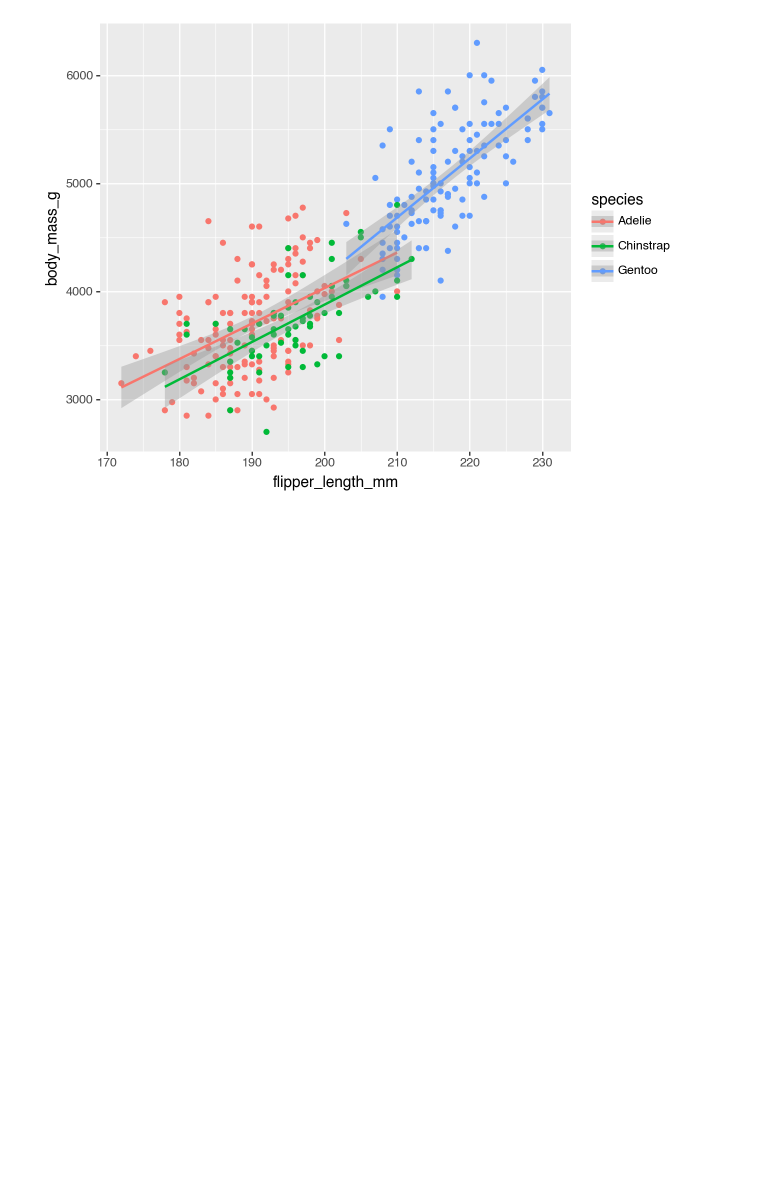
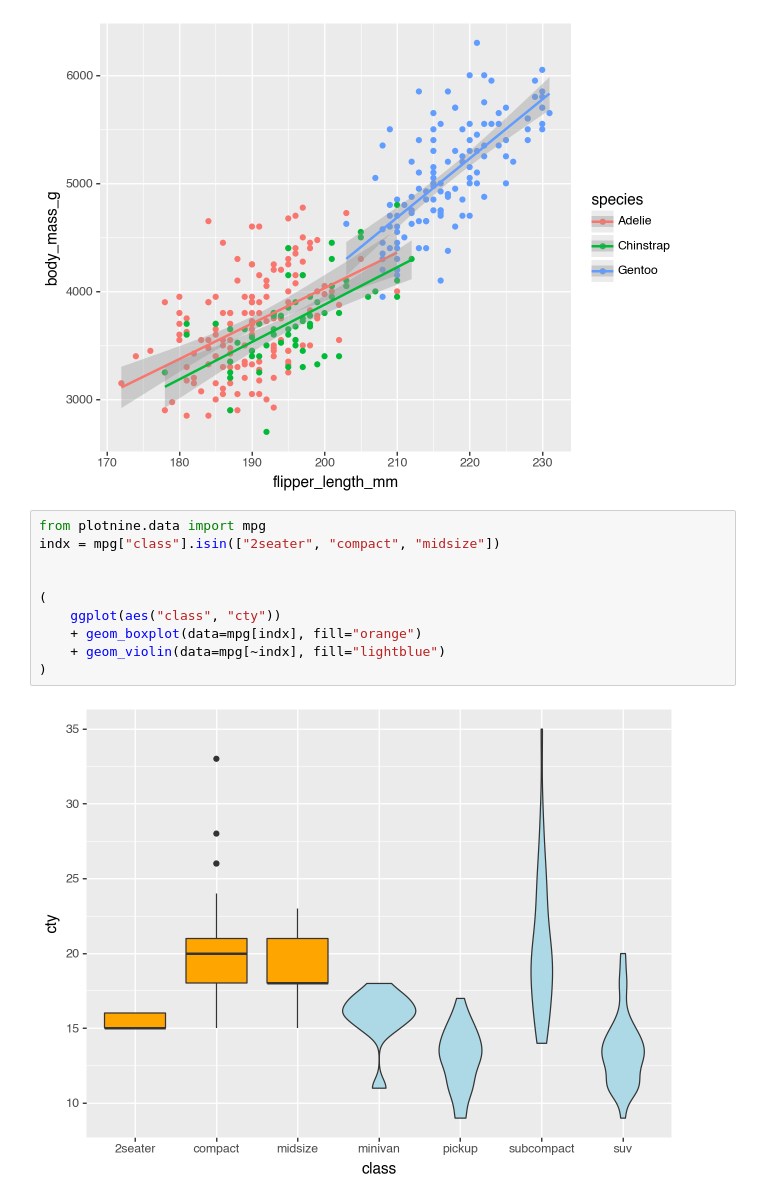
Before and after one commit to carloslesmes/COLAB, a Jupyter notebook: plotnine.ipynb, the cells around one changed output. Cells and saved outputs as stored; diff of their text form; blank space fills up the shorter version.

```diff
--- a/plotnine.ipynb
+++ b/plotnine.ipynb
@@ -29,3 +29,15 @@ from plotnine.data import penguins
 )
 # %% [output]
 [figure]
+# %%
+from plotnine.data import mpg
+indx = mpg["class"].isin(["2seater", "compact", "midsize"])
+
+
+(
+    ggplot(aes("class", "cty"))
+    + geom_boxplot(data=mpg[indx], fill="orange")
+    + geom_violin(data=mpg[~indx], fill="lightblue")
+)
+# %% [output]
+[figure, added]
```
Also changed, not shown: parts of 1 cell of this notebook.
